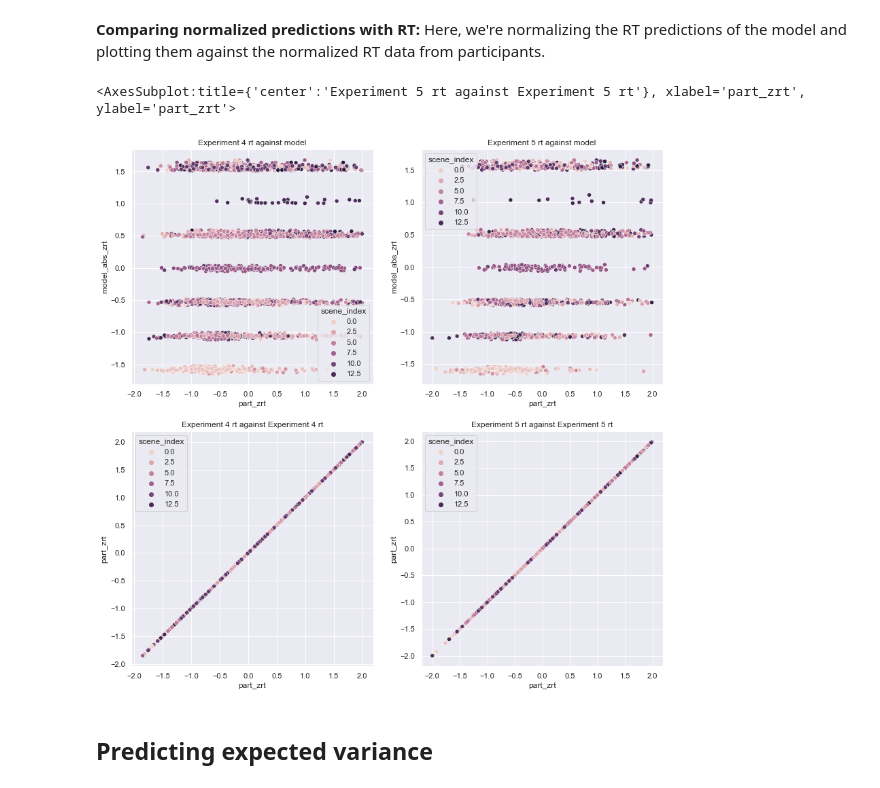
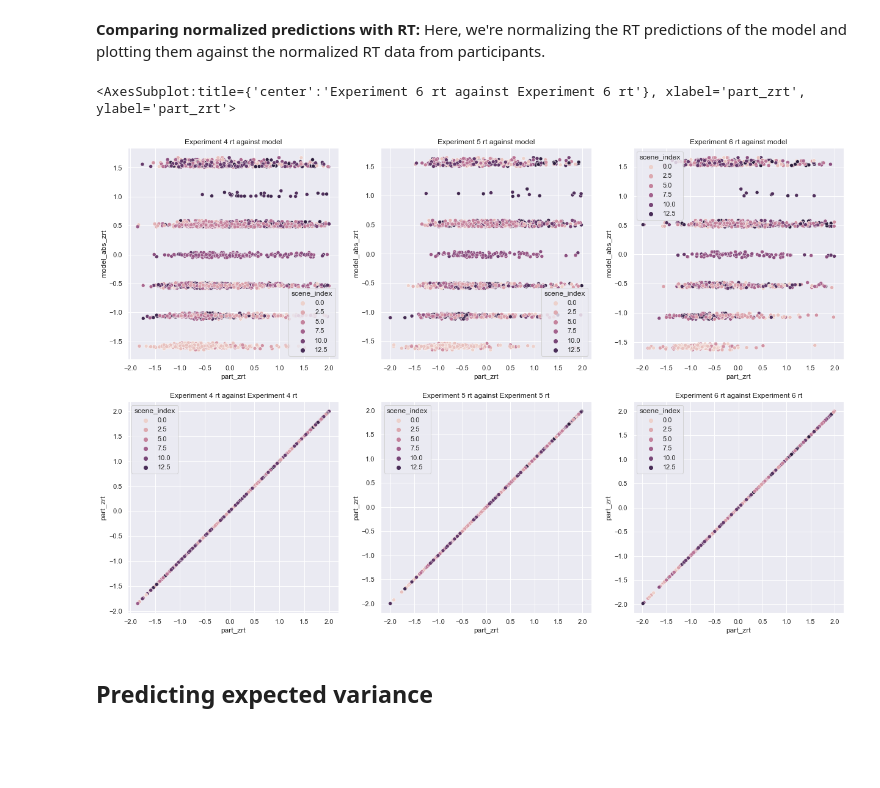
Before and after one commit to flxsosa/physics_abstraction, a Jupyter notebook: notebooks/analysis.ipynb, the cells around one changed output. Drawn from its saved outputs; the diff is of its cells as text; code cells hidden in the pictures; blank space fills up the shorter version.

```diff
--- a/notebooks/analysis.ipynb
+++ b/notebooks/analysis.ipynb
@@ -98,15 +98,19 @@ def save_plot(df1, df2, df3, filename, responses, save=False):
 data_path_exp4 = "../experiments/experiment4/data/data.csv"
 # Experiment 5
 data_path_exp5 = "../experiments/experiment5/data/data.csv"
+# Experiment 6
+data_path_exp6 = "../experiments/experiment6/data/data.csv"
 # %%
 # Read in data
 data_exp4 = pd.read_csv(data_path_exp4)
 data_exp5 = pd.read_csv(data_path_exp5)
+data_exp6 = pd.read_csv(data_path_exp6)
 # %%
 data_exp4['experiment_version'] = 4
 data_exp5['experiment_version'] = 5
+data_exp6['experiment_version'] = 6
 # %%
-data = pd.concat([data_exp4,data_exp5],ignore_index=True)
+data = pd.concat([data_exp4,data_exp5,data_exp6],ignore_index=True)
 # %% [markdown]
 ## Cleaning data
 # %% [markdown]
@@ -494,19 +504,23 @@ stim_6.json
 model['model_abs_zrt'] = model.groupby('subject_id').model_abs_rt.transform(lambda x: (x - x.mean()) / x.std())
 model['model_sim_zrt'] = model.groupby('subject_id').model_sim_rt.transform(lambda x: (x - x.mean()) / x.std())
 # %%
-fig, axs = plt.subplots(2,2,figsize=(14,14))
+fig, axs = plt.subplots(2,3,figsize=(21,14))
 # Title subplots
 axs[0,0].title.set_text("Experiment 4 rt against model")
 axs[0,1].title.set_text("Experiment 5 rt against model")
+axs[0,2].title.set_text("Experiment 6 rt against model")
 axs[1,0].title.set_text("Experiment 4 rt against Experiment 4 rt")
 axs[1,1].title.set_text("Experiment 5 rt against Experiment 5 rt")
+axs[1,2].title.set_text("Experiment 6 rt against Experiment 6 rt")
 sns.scatterplot(x="part_zrt",y='model_abs_zrt',hue='scene_index',data=model.loc[(model.experiment_version==4) & (model.correct==True)],ax=axs[0,0])
 sns.scatterplot(x="part_zrt",y='model_abs_zrt',hue='scene_index',data=model.loc[(model.experiment_version==5) & (model.correct==True)],ax=axs[0,1])
+sns.scatterplot(x="part_zrt",y='model_abs_zrt',hue='scene_index',data=model.loc[(model.experiment_version==6) & (model.correct==True)],ax=axs[0,2])
 sns.scatterplot(x="part_zrt",y='part_zrt',hue='scene_index',data=model.loc[(model.experiment_version==4) & (model.correct==True)],ax=axs[1,0])
 sns.scatterplot(x="part_zrt",y='part_zrt',hue='scene_index',data=model.loc[(model.experiment_version==5) & (model.correct==True)],ax=axs[1,1])
+sns.scatterplot(x="part_zrt",y='part_zrt',hue='scene_index',data=model.loc[(model.experiment_version==6) & (model.correct==True)],ax=axs[1,2])
 # %% [output]
-<AxesSubplot:title={'center':'Experiment 5 rt against Experiment 5 rt'}, xlabel='part_zrt', ylabel='part_zrt'>
+<AxesSubplot:title={'center':'Experiment 6 rt against Experiment 6 rt'}, xlabel='part_zrt', ylabel='part_zrt'>
-[figure, old version]
+[figure, new version]
 # %% [markdown]
 ## Predicting expected variance
 # %% [markdown]
```
Also changed, not shown: parts of 8 cells of this notebook, 4 other files.
